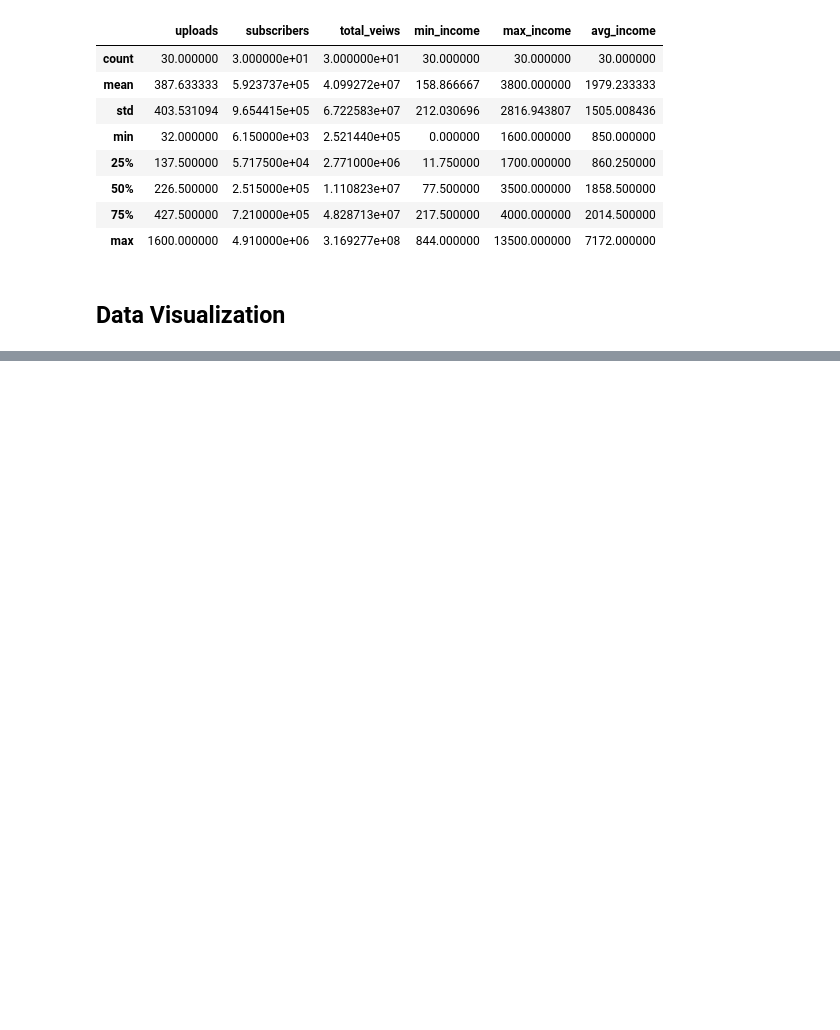
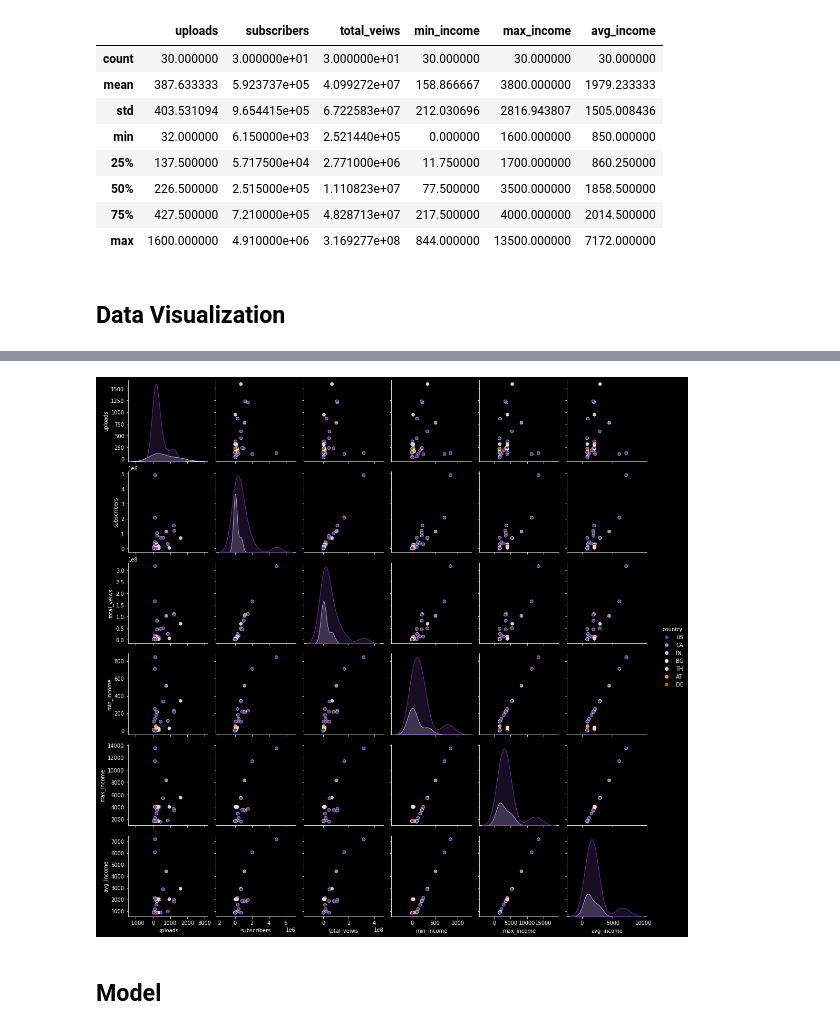
Before and after one commit to dasdebjeet/data_science, a Jupyter notebook: kaggle_practice/yt-topDS-channels-data/model.ipynb, the cells around one changed output, grey strips where cells are left out. Saved outputs shown, nothing was run; the diff lists cells and outputs as text; code cells hidden in the pictures; blank space fills up the shorter version.

```diff
--- a/kaggle_practice/yt-topDS-channels-data/model.ipynb
+++ b/kaggle_practice/yt-topDS-channels-data/model.ipynb
@@ -154,0 +204,7 @@ df_copy.head()
+# %%
+sns.pairplot(df_copy, hue='country', palette="PuOr_r")
+plt.show()
+# %% [output]
+[figure, added]
+# %% [markdown]
+## Model
```
Also changed, not shown: parts of 15 cells of this notebook.
